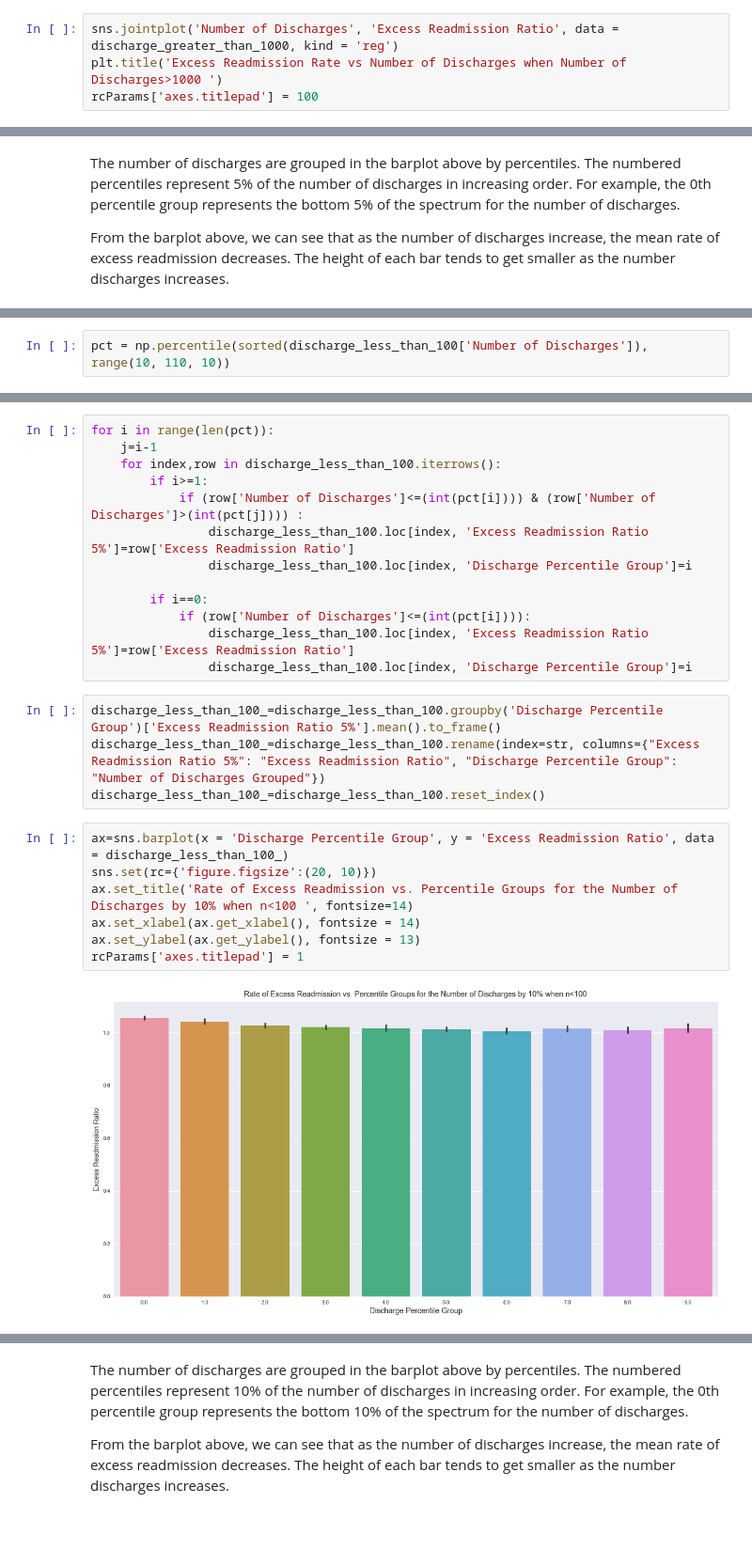
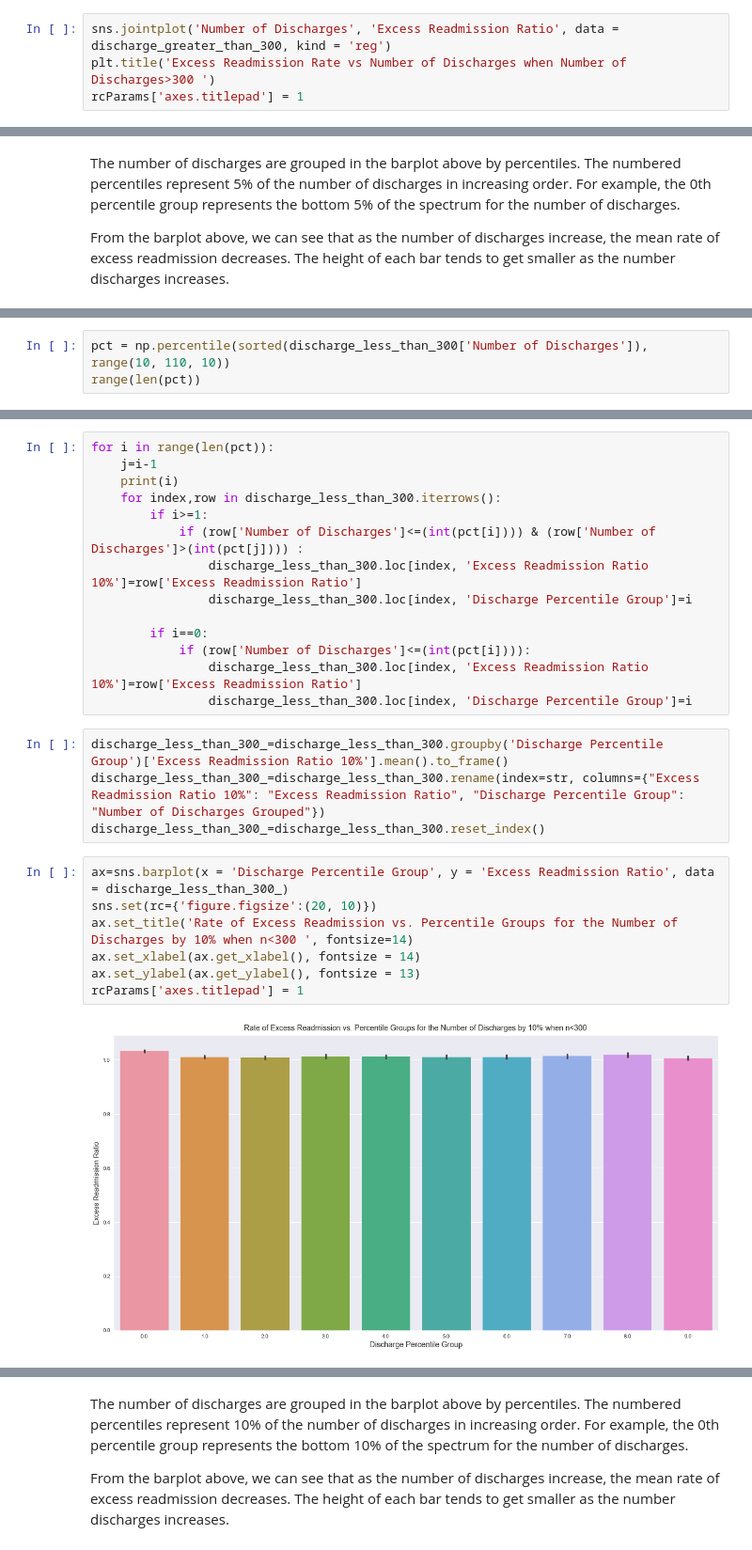
Before and after one commit to sopaturi/Springboard, a Jupyter notebook: Statistics Projects/sliderule_dsi_inferential_statistics_exercise_3.ipynb, the cells around one changed output, grey strips where cells are left out. Shown at 94% size. Drawn from its saved outputs; the diff is of its cells as text.

```diff
--- a/Statistics Projects/sliderule_dsi_inferential_statistics_exercise_3.ipynb
+++ b/Statistics Projects/sliderule_dsi_inferential_statistics_exercise_3.ipynb
@@ -276,5 +280,5 @@ p-value is equal or more than than 0.01.
 # %%
-sns.jointplot('Number of Discharges', 'Excess Readmission Ratio', data = discharge_greater_than_1000, kind = 'reg')
-plt.title('Excess Readmission Rate vs Number of Discharges when Number of Discharges>1000 ')
-rcParams['axes.titlepad'] = 100
+sns.jointplot('Number of Discharges', 'Excess Readmission Ratio', data = discharge_greater_than_300, kind = 'reg')
+plt.title('Excess Readmission Rate vs Number of Discharges when Number of Discharges>300 ')
+rcParams['axes.titlepad'] = 1
 # %% [output]
@@ -396,2 +408,3 @@ Based on a hypothesis test with pearson correlation coefficient as the test stat
 # %%
-pct = np.percentile(sorted(discharge_less_than_100['Number of Discharges']), range(10, 110, 10))
+pct = np.percentile(sorted(discharge_less_than_300['Number of Discharges']), range(10, 110, 10))
+range(len(pct))
@@ -398,27 +413,28 @@ pct = np.percentile(sorted(discharge_less_than_100['Number of Discharges']), ran
 # %%
 for i in range(len(pct)):
     j=i-1
-    for index,row in discharge_less_than_100.iterrows():
+    print(i)
+    for index,row in discharge_less_than_300.iterrows():
         if i>=1:
             if (row['Number of Discharges']<=(int(pct[i]))) & (row['Number of Discharges']>(int(pct[j]))) :
-                discharge_less_than_100.loc[index, 'Excess Readmission Ratio 5%']=row['Excess Readmission Ratio']
-                discharge_less_than_100.loc[index, 'Discharge Percentile Group']=i
+                discharge_less_than_300.loc[index, 'Excess Readmission Ratio 10%']=row['Excess Readmission Ratio']
+                discharge_less_than_300.loc[index, 'Discharge Percentile Group']=i
 
         if i==0:
             if (row['Number of Discharges']<=(int(pct[i]))):
-                discharge_less_than_100.loc[index, 'Excess Readmission Ratio 5%']=row['Excess Readmission Ratio']
-                discharge_less_than_100.loc[index, 'Discharge Percentile Group']=i
+                discharge_less_than_300.loc[index, 'Excess Readmission Ratio 10%']=row['Excess Readmission Ratio']
+                discharge_less_than_300.loc[index, 'Discharge Percentile Group']=i
 # %%
-discharge_less_than_100_=discharge_less_than_100.groupby('Discharge Percentile Group')['Excess Readmission Ratio 5%'].mean().to_frame()
-discharge_less_than_100_=discharge_less_than_100.rename(index=str, columns={"Excess Readmission Ratio 5%": "Excess Readmission Ratio", "Discharge Percentile Group": "Number of Discharges Grouped"})
-discharge_less_than_100_=discharge_less_than_100.reset_index()
+discharge_less_than_300_=discharge_less_than_300.groupby('Discharge Percentile Group')['Excess Readmission Ratio 10%'].mean().to_frame()
+discharge_less_than_300_=discharge_less_than_300.rename(index=str, columns={"Excess Readmission Ratio 10%": "Excess Readmission Ratio", "Discharge Percentile Group": "Number of Discharges Grouped"})
+discharge_less_than_300_=discharge_less_than_300.reset_index()
 # %%
-ax=sns.barplot(x = 'Discharge Percentile Group', y = 'Excess Readmission Ratio', data = discharge_less_than_100_)
+ax=sns.barplot(x = 'Discharge Percentile Group', y = 'Excess Readmission Ratio', data = discharge_less_than_300_)
 sns.set(rc={'figure.figsize':(20, 10)})
-ax.set_title('Rate of Excess Readmission vs. Percentile Groups for the Number of Discharges by 10% when n<100 ', fontsize=14)
+ax.set_title('Rate of Excess Readmission vs. Percentile Groups for the Number of Discharges by 10% when n<300 ', fontsize=14)
 ax.set_xlabel(ax.get_xlabel(), fontsize = 14)
 ax.set_ylabel(ax.get_ylabel(), fontsize = 13)
 rcParams['axes.titlepad'] = 1
 # %% [output]
-[figure, old version]
+[figure, new version]
 # %% [markdown]
```
Also changed, not shown: parts of 21 cells of this notebook.
